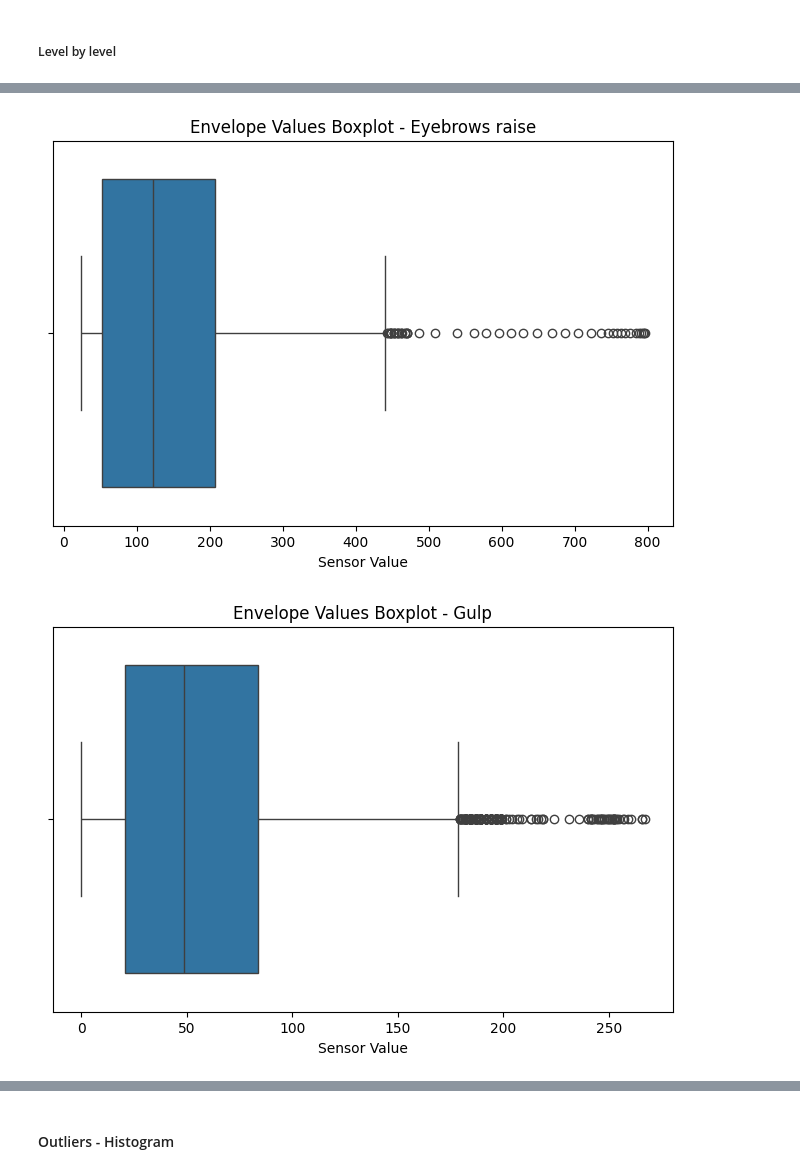
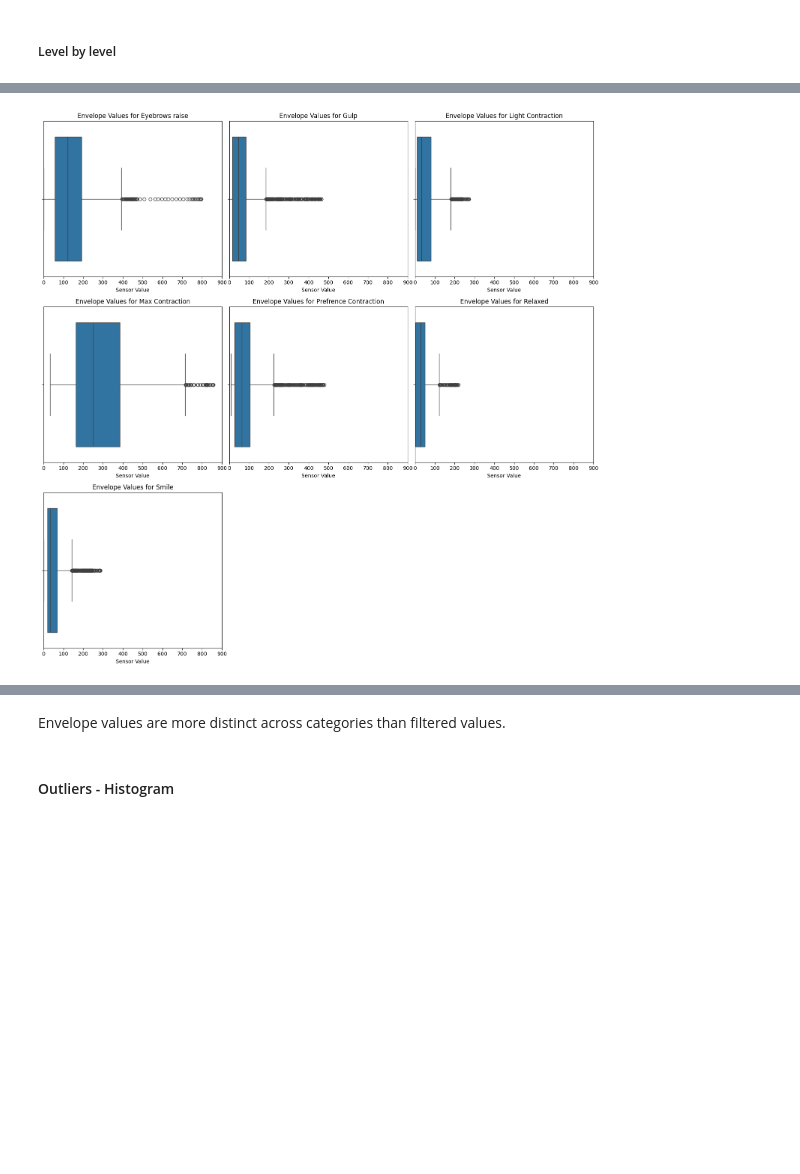
Before and after one commit to Farha-A/emg-work, a Jupyter notebook: EDA/7lvls.ipynb, the cells around one changed output, grey strips where cells are left out. Cells and saved outputs as stored; diff of their text form; code cells hidden in the pictures; blank space fills up the shorter version.

```diff
--- a/EDA/7lvls.ipynb
+++ b/EDA/7lvls.ipynb
@@ -8,7 +9,7 @@ import matplotlib.pyplot as plt
 # %% [markdown]
 # Reading Data
 # %%
-data = pd.read_csv('C://University//Grad!!!!!!!!!//Data collection//Cleaning//Data//emg_streamed_cleaned_2.csv')
+data = pd.read_csv(r'C:\University\Grad!!!!!!!!!\Data collection\Cleaning\Data\Clean Stream\emg_cleaned_3.csv')
 data.head()
 # %% [output]
 |  | session_id | level_number | filtered_values | envelope_values |
@@ -24,3 +22,0 @@ Dropping id column
-# %%
-data = data.drop("session_id", axis=1)
-data.head()
@@ -248,3 +243,8 @@ plt.show()
 # %% [markdown]
 ##### Level by level
+# %%
+# Determine the number of rows and columns for the grid
+n_levels = len(level_groups)
+cols = 3
+rows = math.ceil(n_levels / cols)
 # %%
@@ -266,11 +270,20 @@ for level, df in level_groups.items():
 # %%
-for level, df in level_groups.items():
-    plt.figure(figsize=(8, 5))
-    # Explode the list of values and convert to float for plotting
-    sns.boxplot(x=df['envelope_values'].explode().astype(float))
-    plt.title(f'Envelope Values Boxplot - {level}')
-    plt.xlabel('Sensor Value')
-    plt.show()
+# Create the figure and subplots
+fig, axes = plt.subplots(rows, cols, figsize=(15, 5 * rows))
+axes = axes.flatten()
+
+# Plot each level
+for i, level in enumerate(level_groups):
+    sns.boxplot(x=level_groups[level]['envelope_values'].explode().astype(float), ax=axes[i])
+    axes[i].set_title(f'Envelope Values for {level}')
+    axes[i].set_xlabel('Sensor Value')
+    axes[i].set_xlim(0, 900)
+
+# Remove any empty subplots
+for j in range(i + 1, len(axes)):
+    fig.delaxes(axes[j])
+
+plt.tight_layout()
+plt.show()
 # %% [output]
-[figure, old version]
+[figure, new version]
-[figure, removed]
@@ -282,3 +290,5 @@ for level, df in level_groups.items():
+# %% [markdown]
+Envelope values are more distinct across categories than filtered values.
 # %% [markdown]
 #### Outliers - Histogram
 # %% [markdown]
```
Also changed, not shown: parts of 34 cells of this notebook.
